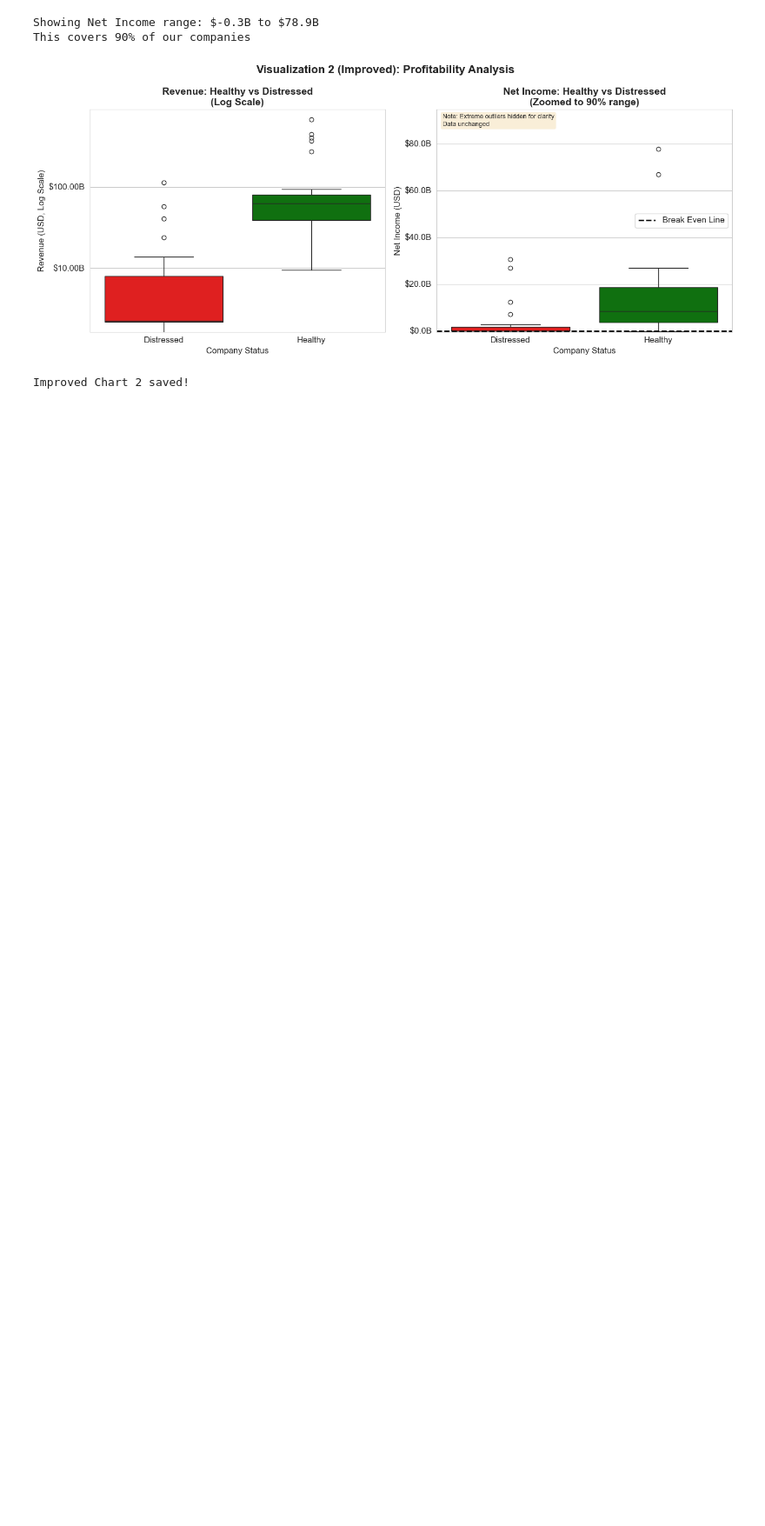
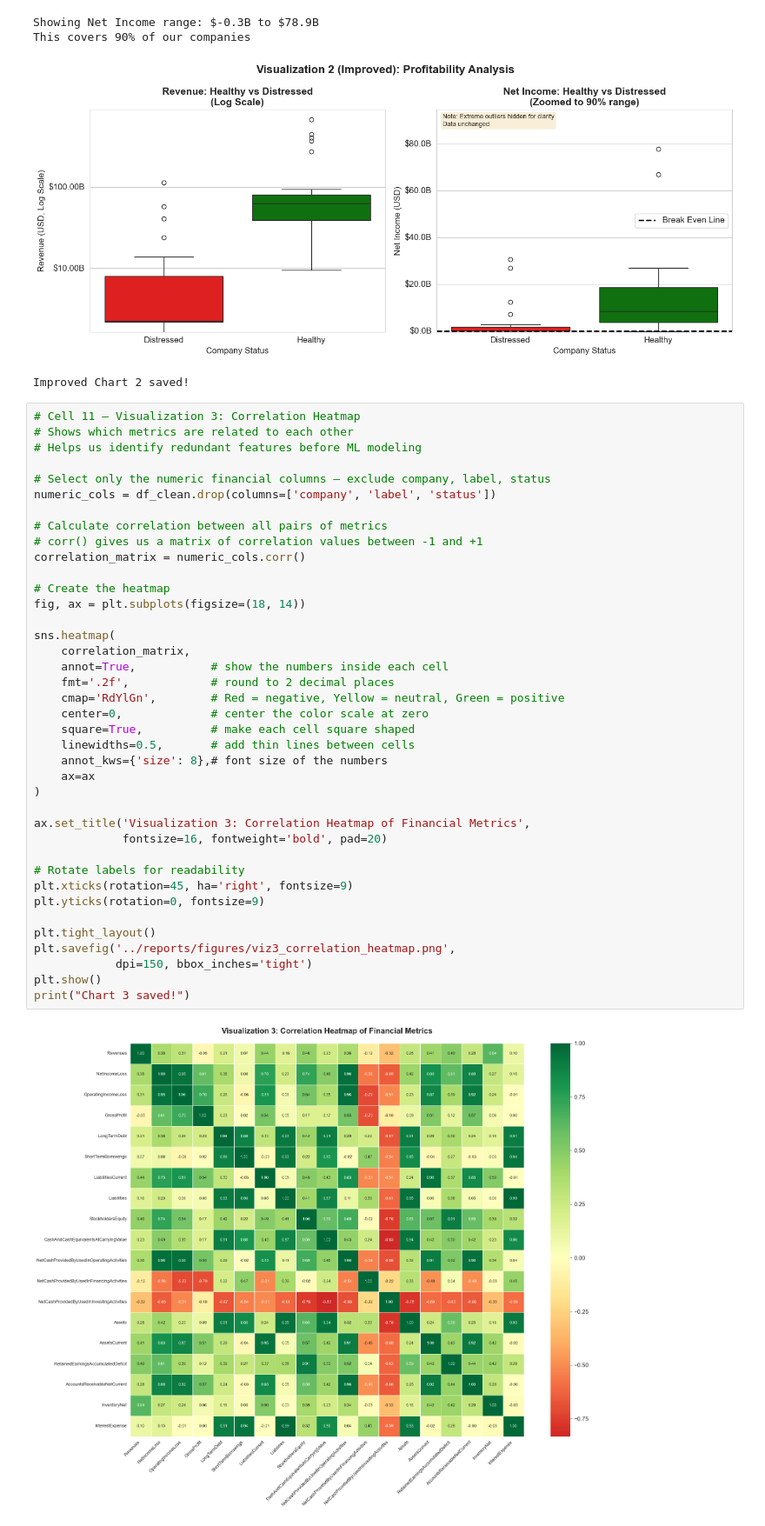
Before and after one commit to hesamtaleb/financial-health-warning-system, a Jupyter notebook: notebooks/financial_eda.ipynb, the cells around one changed output. Shown at 87% size. Saved outputs shown, nothing was run; the diff lists cells and outputs as text; blank space fills up the shorter version.

Commit message:
Phase 3: EDA complete - 5 visualizations, correlation heatmap, distribution analysis

```diff
--- a/notebooks/financial_eda.ipynb
+++ b/notebooks/financial_eda.ipynb
@@ -644,3 +644,44 @@ Showing Net Income range: $-0.3B to $78.9B
 This covers 90% of our companies
 [figure]
 Improved Chart 2 saved!
+# %%
+# Cell 11 — Visualization 3: Correlation Heatmap
+# Shows which metrics are related to each other
+# Helps us identify redundant features before ML modeling
+
+# Select only the numeric financial columns — exclude company, label, status
+numeric_cols = df_clean.drop(columns=['company', 'label', 'status'])
+
+# Calculate correlation between all pairs of metrics
+# corr() gives us a matrix of correlation values between -1 and +1
+correlation_matrix = numeric_cols.corr()
+
+# Create the heatmap
+fig, ax = plt.subplots(figsize=(18, 14))
+
+sns.heatmap(
+    correlation_matrix,
+    annot=True,           # show the numbers inside each cell
+    fmt='.2f',            # round to 2 decimal places
+    cmap='RdYlGn',        # Red = negative, Yellow = neutral, Green = positive
+    center=0,             # center the color scale at zero
+    square=True,          # make each cell square shaped
+    linewidths=0.5,       # add thin lines between cells
+    annot_kws={'size': 8},# font size of the numbers
+    ax=ax
+)
+
+ax.set_title('Visualization 3: Correlation Heatmap of Financial Metrics',
+             fontsize=16, fontweight='bold', pad=20)
+
+# Rotate labels for readability
+plt.xticks(rotation=45, ha='right', fontsize=9)
+plt.yticks(rotation=0, fontsize=9)
+
+plt.tight_layout()
+plt.savefig('../reports/figures/viz3_correlation_heatmap.png',
+            dpi=150, bbox_inches='tight')
+plt.show()
+print("Chart 3 saved!")
+# %% [output]
+[figure, added]
```
Also changed, not shown: parts of 8 cells of this notebook, 3 other files.
